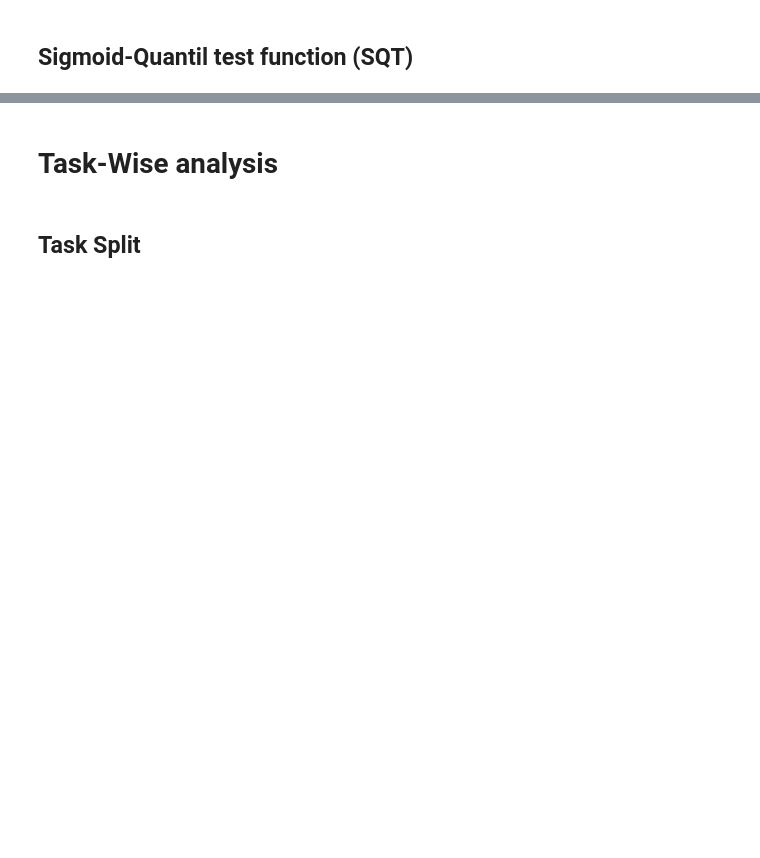
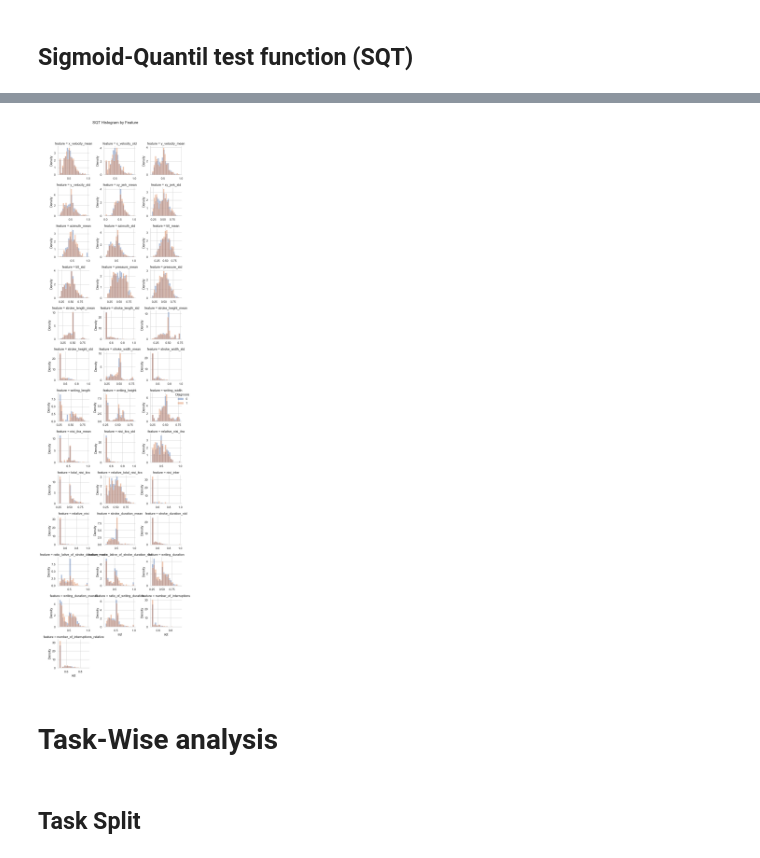
Before and after one commit to RichardLadislav/DOLPHIN-NDD_diagnostic, a Jupyter notebook: handcrafted_features_extraction/hf_analysis_refactor.ipynb, the cells around one changed output, grey strips where cells are left out. Cells and saved outputs as stored; diff of their text form; code cells hidden in the pictures; blank space fills up the shorter version.

```diff
--- a/handcrafted_features_extraction/hf_analysis_refactor.ipynb
+++ b/handcrafted_features_extraction/hf_analysis_refactor.ipynb
@@ -700,3 +677,7 @@ plt.show()
+# %%
+plot_sqt_histogram(sqt_long)
+# %% [output]
+[figure, added]
 # %% [markdown]
 # Task-Wise analysis
 # %% [markdown]
```
Also changed, not shown: parts of 14 cells of this notebook.
